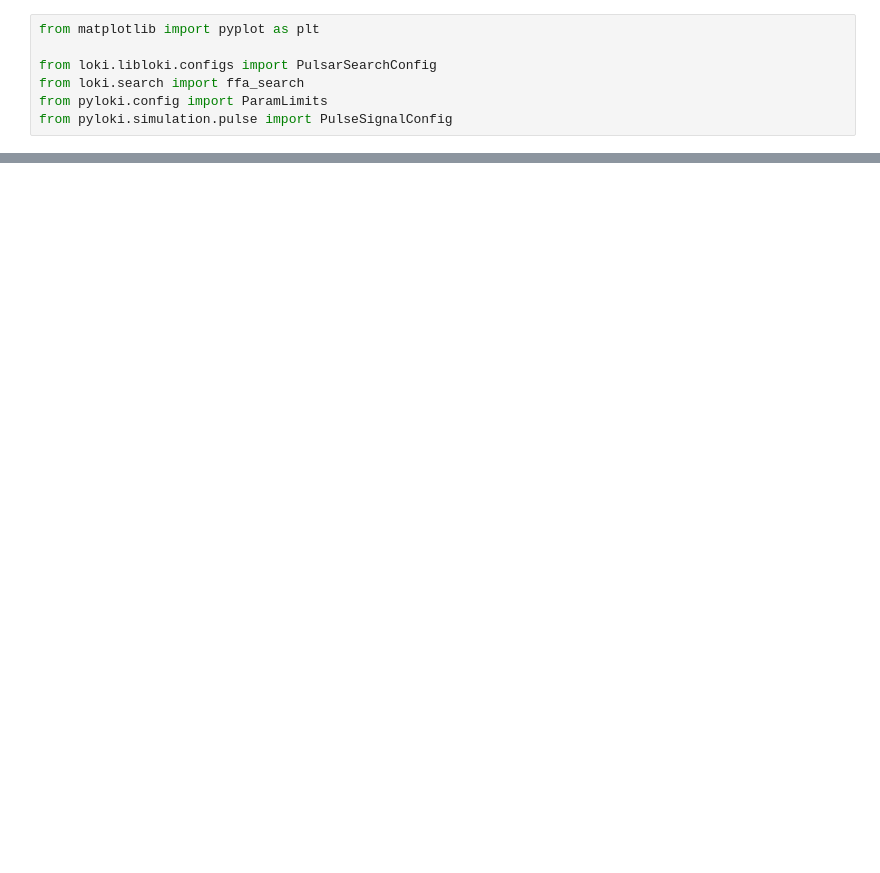
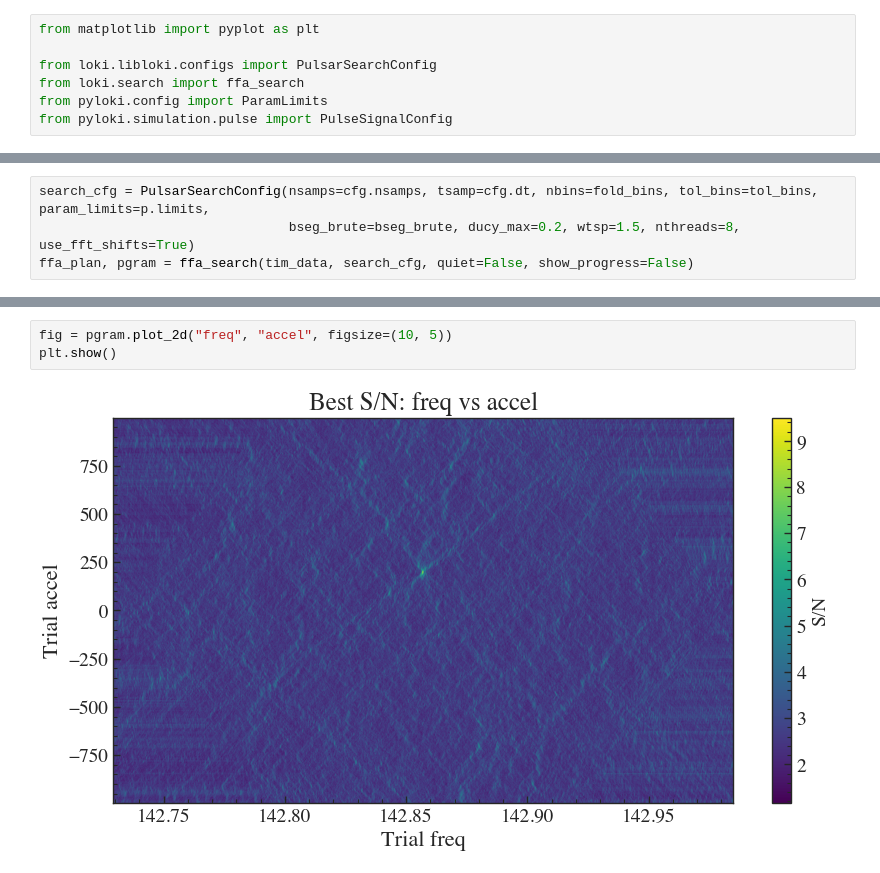
Before and after one commit to pravirkr/loki, a Jupyter notebook: notebooks/ffa_accel.ipynb, the cells around one changed output, grey strips where cells are left out. Cells and saved outputs as stored; diff of their text form; blank space fills up the shorter version.

```diff
--- a/notebooks/ffa_accel.ipynb
+++ b/notebooks/ffa_accel.ipynb
@@ -64,0 +65,4 @@ plt.show()
+# %%
+search_cfg = PulsarSearchConfig(nsamps=cfg.nsamps, tsamp=cfg.dt, nbins=fold_bins, tol_bins=tol_bins, param_limits=p.limits,
+                                bseg_brute=bseg_brute, ducy_max=0.2, wtsp=1.5, nthreads=8, use_fft_shifts=True)
+ffa_plan, pgram = ffa_search(tim_data, search_cfg, quiet=False, show_progress=False)
@@ -64,0 +86,5 @@ plt.show()
+# %%
+fig = pgram.plot_2d("freq", "accel", figsize=(10, 5))
+plt.show()
+# %% [output]
+[figure, added]
```
Also changed, not shown: parts of 9 cells of this notebook, 16 other files.
